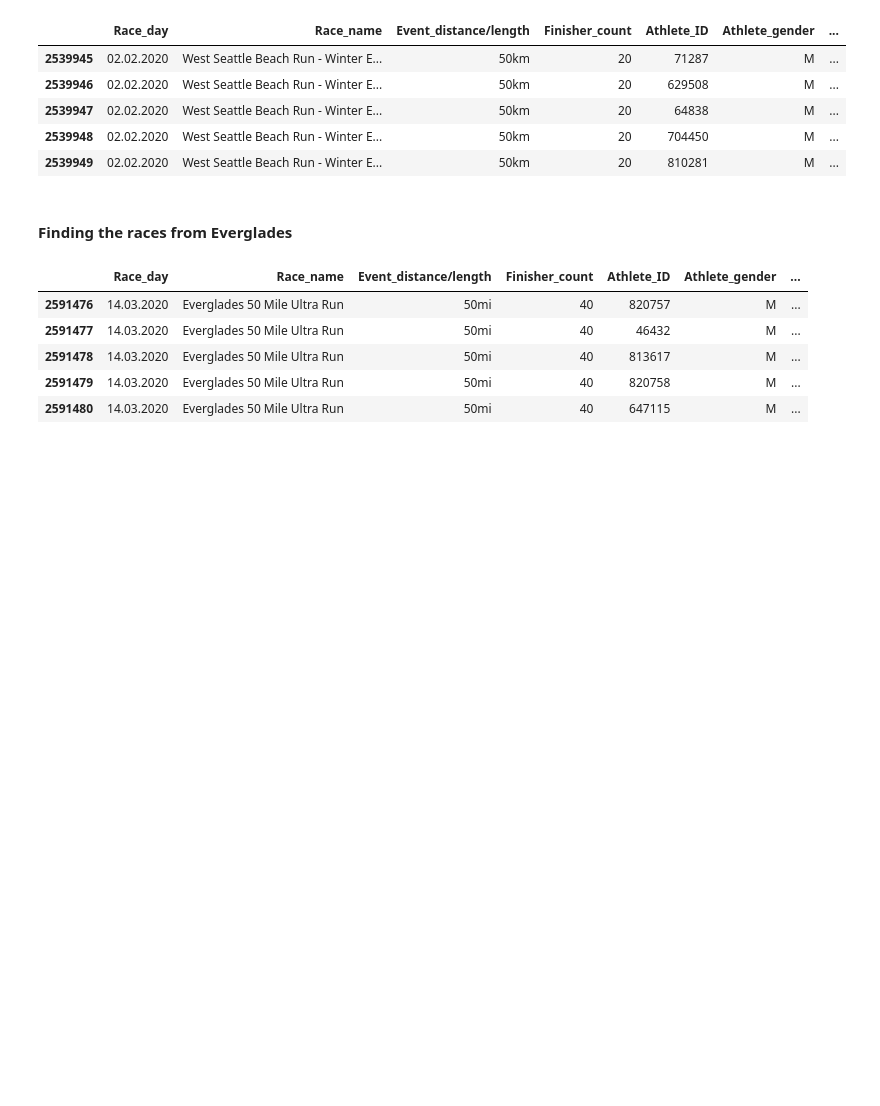
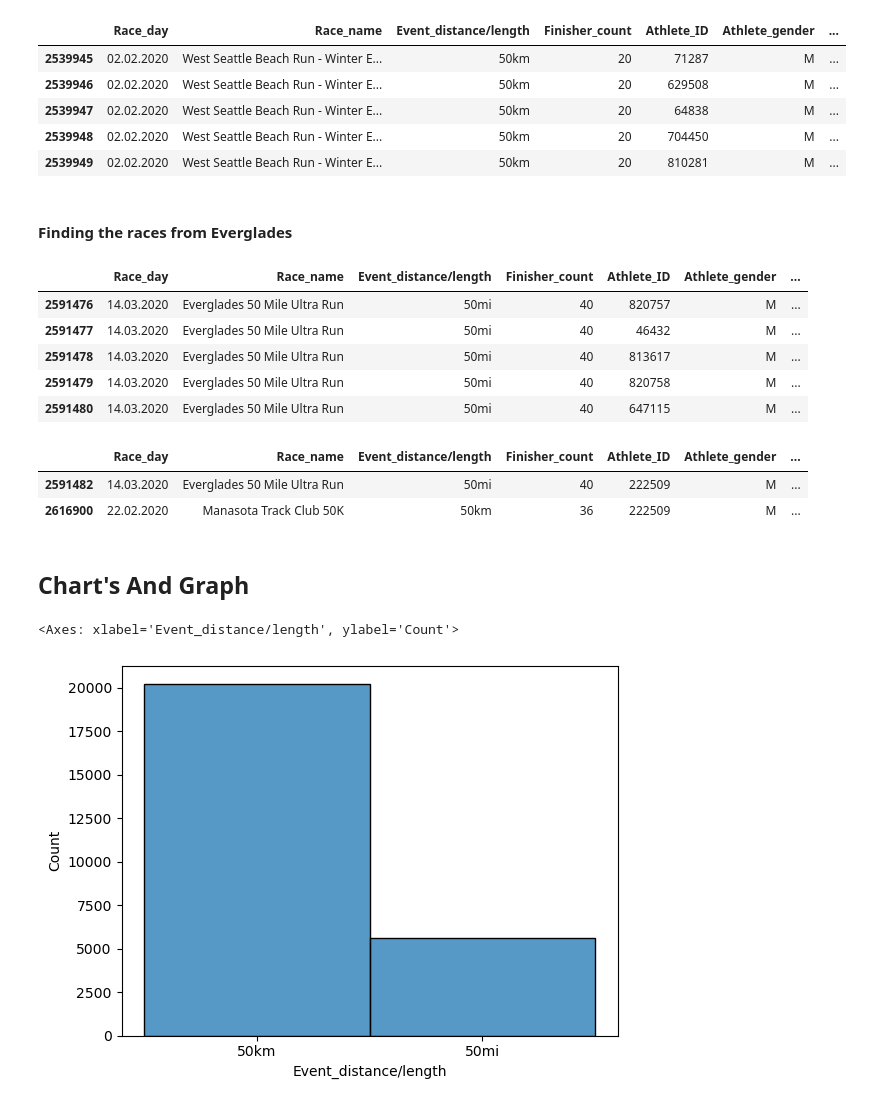
Before and after one commit to Venkatvj95/Explotary_Data_Analysis, a Jupyter notebook: Explotary_Data_Analysis.ipynb, the cells around one changed output. Saved outputs shown, nothing was run; the diff lists cells and outputs as text; code cells hidden in the pictures; blank space fills up the shorter version.

Commit message:
Add files via upload
new graphics added

```diff
--- a/Explotary_Data_Analysis.ipynb
+++ b/Explotary_Data_Analysis.ipynb
@@ -342,3 +342,16 @@ df3[df3["Race_name"] == "Everglades 50 Mile Ultra Run "].head()
 | 2591478 | 14.03.2020 | Everglades 50 Mile Ultra Run | 50mi | 40 | 813617 | M | ... |
 | 2591479 | 14.03.2020 | Everglades 50 Mile Ultra Run | 50mi | 40 | 820758 | M | ... |
 | 2591480 | 14.03.2020 | Everglades 50 Mile Ultra Run | 50mi | 40 | 647115 | M | ... |
+# %%
+df3[df3["Athlete_ID"] == 222509]
+# %% [output]
+|  | Race_day | Race_name | Event_distance/length | Finisher_count | Athlete_ID | Athlete_gender | ... |
+| 2591482 | 14.03.2020 | Everglades 50 Mile Ultra Run | 50mi | 40 | 222509 | M | ... |
+| 2616900 | 22.02.2020 | Manasota Track Club 50K | 50km | 36 | 222509 | M | ... |
+# %% [markdown]
+## Chart's And Graph
+# %%
+sns.histplot(df3['Event_distance/length'])
+# %% [output]
+<Axes: xlabel='Event_distance/length', ylabel='Count'>
+[figure, added]
```
Also changed, not shown: parts of 4 cells of this notebook.
